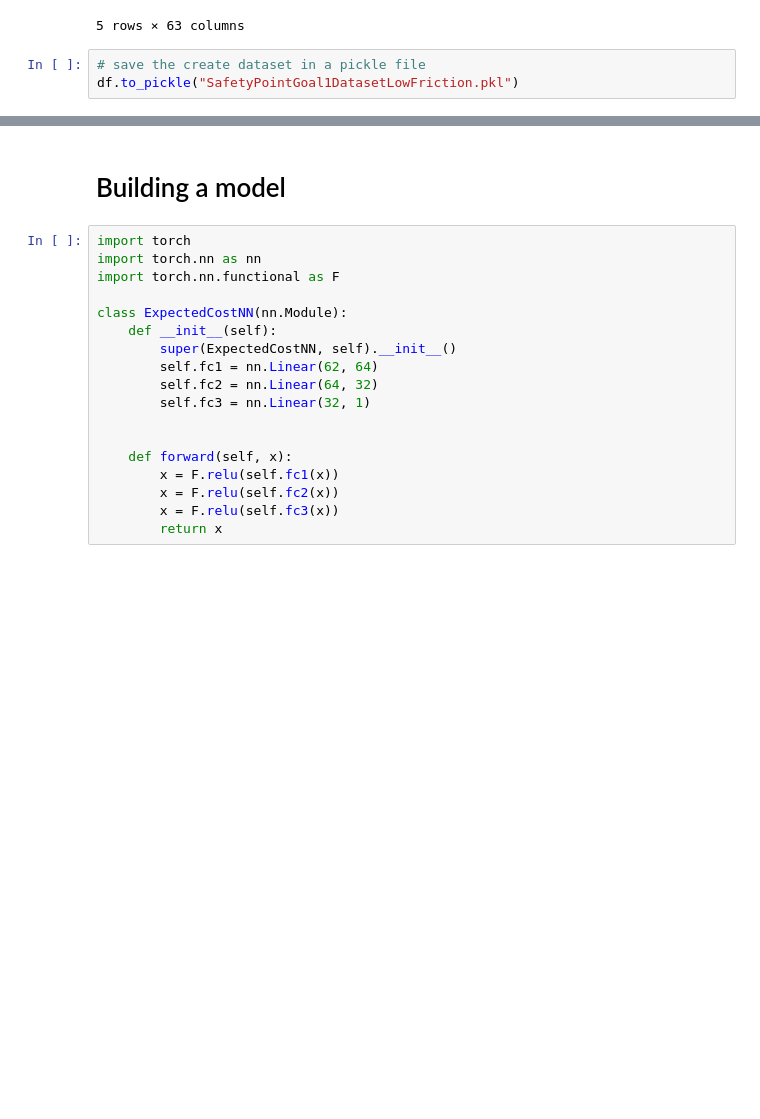
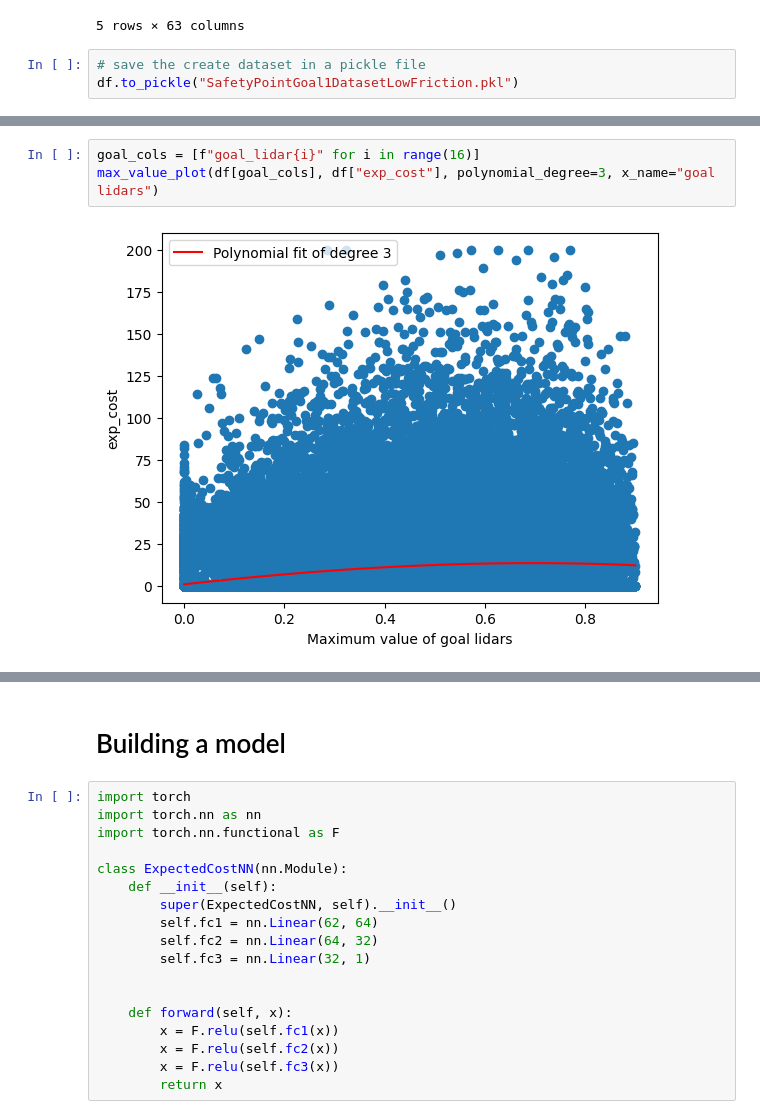
Before and after one commit to Shirkanzilla/predictive-control-switch, a Jupyter notebook: Safety-Gymnasium/create_dataset.ipynb, the cells around one changed output, grey strips where cells are left out. Cells and saved outputs as stored; diff of their text form; blank space fills up the shorter version.

```diff
--- a/Safety-Gymnasium/create_dataset.ipynb
+++ b/Safety-Gymnasium/create_dataset.ipynb
@@ -728,0 +832,5 @@ df.to_pickle("SafetyPointGoal1DatasetLowFriction.pkl")
+# %%
+goal_cols = [f"goal_lidar{i}" for i in range(16)]
+max_value_plot(df[goal_cols], df["exp_cost"], polynomial_degree=3, x_name="goal lidars")
+# %% [output]
+[figure, added]
```
Also changed, not shown: parts of 16 cells of this notebook.
